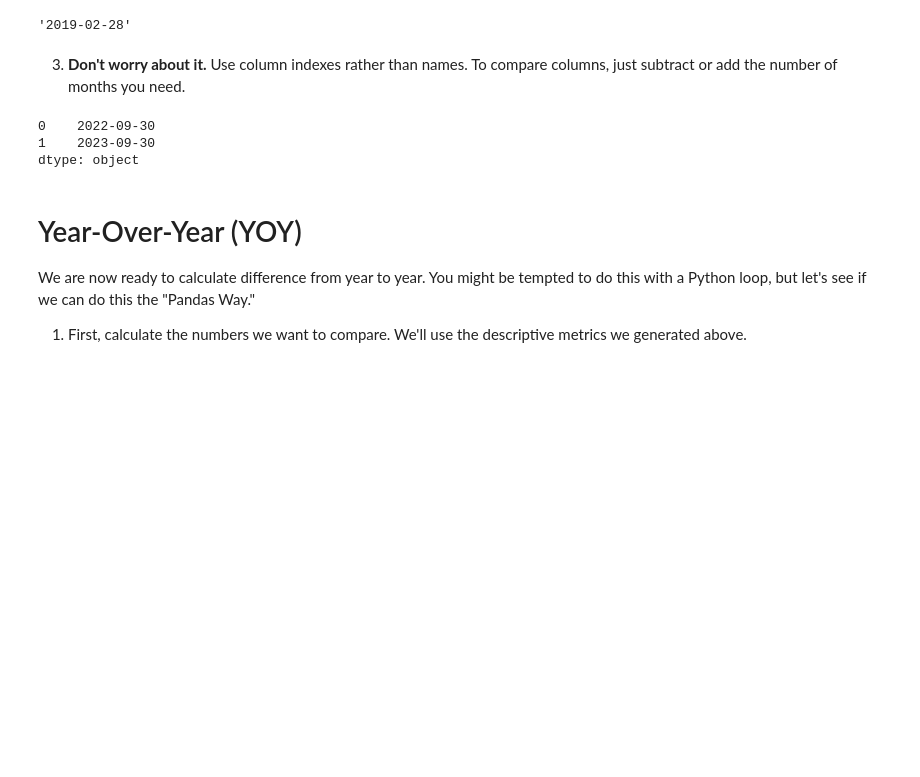
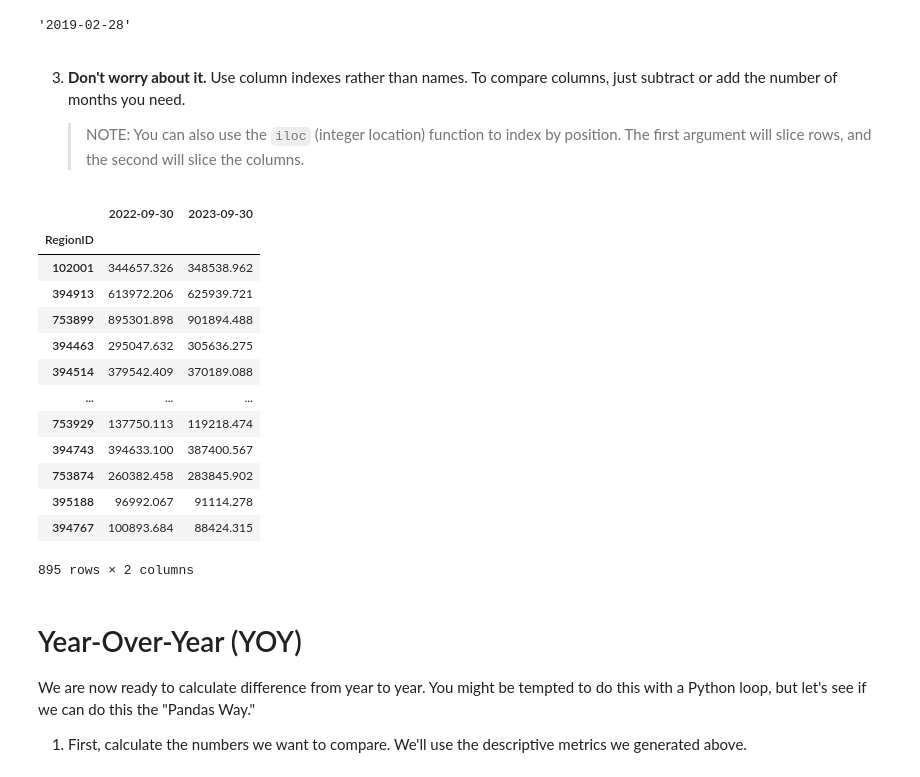
Before and after one commit to jsuddsjr/data-exploration, a Jupyter notebook: 01-data-shape.ipynb, the cells around one changed output. Drawn from its saved outputs; the diff is of its cells as text; code cells hidden in the pictures; blank space fills up the shorter version.

Commit message:
Slices

```diff
--- a/01-data-shape.ipynb
+++ b/01-data-shape.ipynb
@@ -154,15 +154,31 @@ datetime(year, dt.month, day).strftime(dformat)
 # %% [markdown]
 3. **Don't worry about it.** Use column indexes rather than names. To compare columns, just subtract or add the number of
    months you need.
+
+   > NOTE: You can also use the `iloc` (integer location) function to index by position. The first argument will slice
+     rows, and the second will slice the columns.
 # %%
 pd.Series(df.columns[[-13,-1]])
 
 # 0    2022-09-30
 # 1    2023-09-30
+
+df.iloc[:, [-13, -1]]
 # %% [output]
+|  | 2022-09-30 | 2023-09-30 |
+| RegionID |  |  |
+| 102001 | 344657.326 | 348538.962 |
+| 394913 | 613972.206 | 625939.721 |
+| 753899 | 895301.898 | 901894.488 |
+| 394463 | 295047.632 | 305636.275 |
+| 394514 | 379542.409 | 370189.088 |
+| ... | ... | ... |
+| 753929 | 137750.113 | 119218.474 |
+| 394743 | 394633.100 | 387400.567 |
+| 753874 | 260382.458 | 283845.902 |
+| 395188 | 96992.067 | 91114.278 |
+| 394767 | 100893.684 | 88424.315 |
-0    2022-09-30
-1    2023-09-30
-dtype: object
+895 rows × 2 columns
 # %% [markdown]
 # Year-Over-Year (YOY)
 
```
Also changed, not shown: 1 other file.
